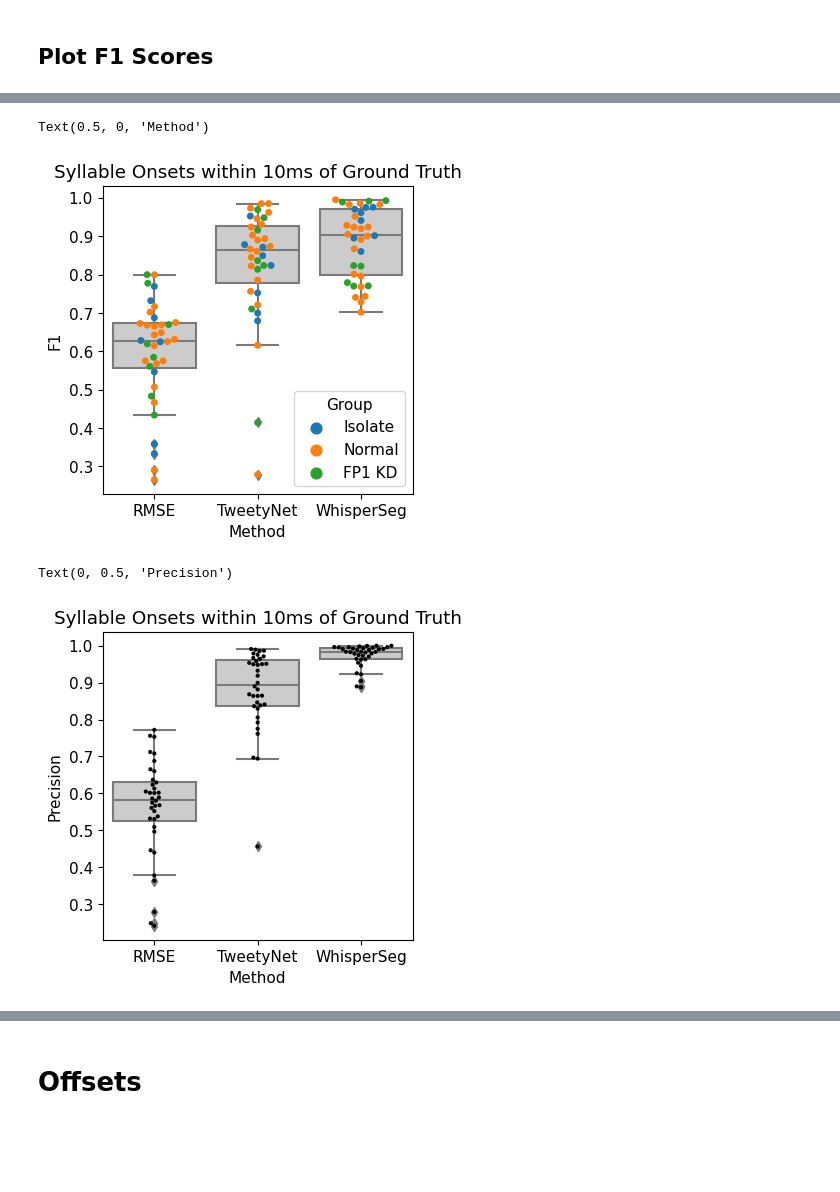
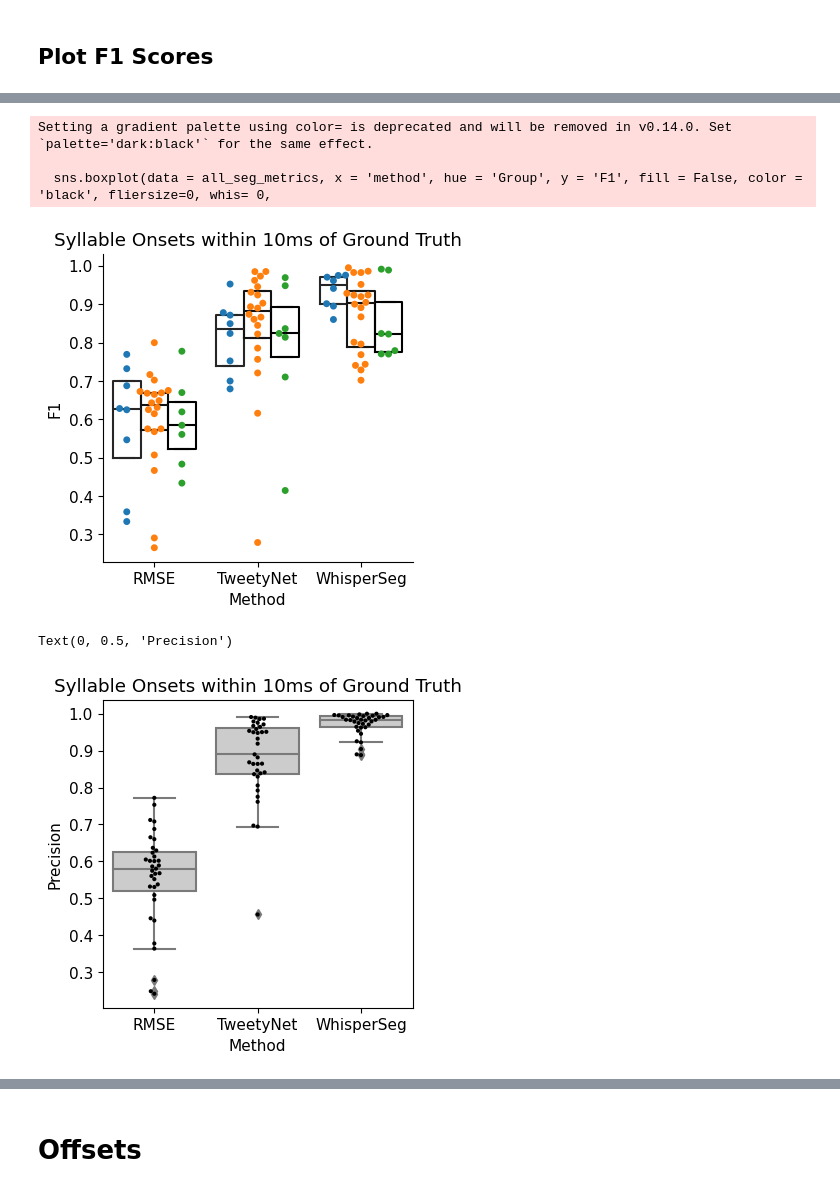
Before and after one commit to theresekoch/AVN_paper, a Jupyter notebook: 01.1 - Segmentation/02 - F1 Validation.ipynb, the cells around one changed output, grey strips where cells are left out. Drawn from its saved outputs; the diff is of its cells as text; code cells hidden in the pictures; blank space fills up the shorter version.

Commit message:
updating figure formatting

```diff
--- a/01.1 - Segmentation/02 - F1 Validation.ipynb
+++ b/01.1 - Segmentation/02 - F1 Validation.ipynb
@@ -443,8 +460,10 @@ all_seg_metrics.to_csv('C:\\Grad_School\\Code_and_software\\Py_code\\WhisperSeg_
 ## Plot F1 Scores
 # %%
 all_seg_metrics = pd.read_csv('C:\\Grad_School\\Code_and_software\\Py_code\\WhisperSeg_validation\\wseg_RMSE_tweety_F1s.csv')
+# %%
+all_seg_metrics = all_seg_metrics[all_seg_metrics.Bird_ID != 'S389']
 # %%
-all_birds = pd.read_csv("E:\\Final_Bird_Dataset\\old_Bird_list.csv")
+all_birds = pd.read_csv("D:\\Final_Bird_Dataset\\old_Bird_list.csv")
 all_seg_metrics = pd.merge(all_seg_metrics, all_birds[['Bird_ID', 'Condition']], on = 'Bird_ID')
 # %%
 group_dict = {'Isolate' : 'Isolate',
@@ -505,12 +537,16 @@ Text(0.5, 0, 'Method')
 # %%
 plt.figure(figsize = (4, 4))
-sns.swarmplot(data = all_seg_metrics, x = 'method', y = 'F1', hue = 'Group', s = 5)
-sns.boxplot(data = all_seg_metrics, x = 'method', y = 'F1', color = '0.8')
+sns.swarmplot(data = all_seg_metrics, x = 'method', y = 'F1', hue = 'Group', s = 5, dodge = True, legend = False)
+sns.boxplot(data = all_seg_metrics, x = 'method', hue = 'Group', y = 'F1', fill = False, color = 'black', fliersize=0, whis= 0,
+legend = False)
 plt.title("Syllable Onsets within 10ms of Ground Truth")
 plt.xlabel('Method')
+sns.despine()
 # %% [output]
-Text(0.5, 0, 'Method')
+Setting a gradient palette using color= is deprecated and will be removed in v0.14.0. Set `palette='dark:black'` for the same effect.
+
+  sns.boxplot(data = all_seg_metrics, x = 'method', hue = 'Group', y = 'F1', fill = False, color = 'black', fliersize=0, whis= 0,
-[figure, old version]
+[figure, new version]
 # %%
 plt.figure(figsize = (4, 4))
 sns.swarmplot(data = all_seg_metrics, x = 'method', y = 'precision', color = 'black', s = 3)
@@ -520,6 +556,6 @@ plt.xlabel('Method')
 plt.ylabel('Precision')
 # %% [output]
 Text(0, 0.5, 'Precision')
-[figure, old version]
+[figure, new version]
 # %%
 plt.figure(figsize = (4, 4))
```
Also changed, not shown: parts of 29 cells of this notebook, 18 other files.
